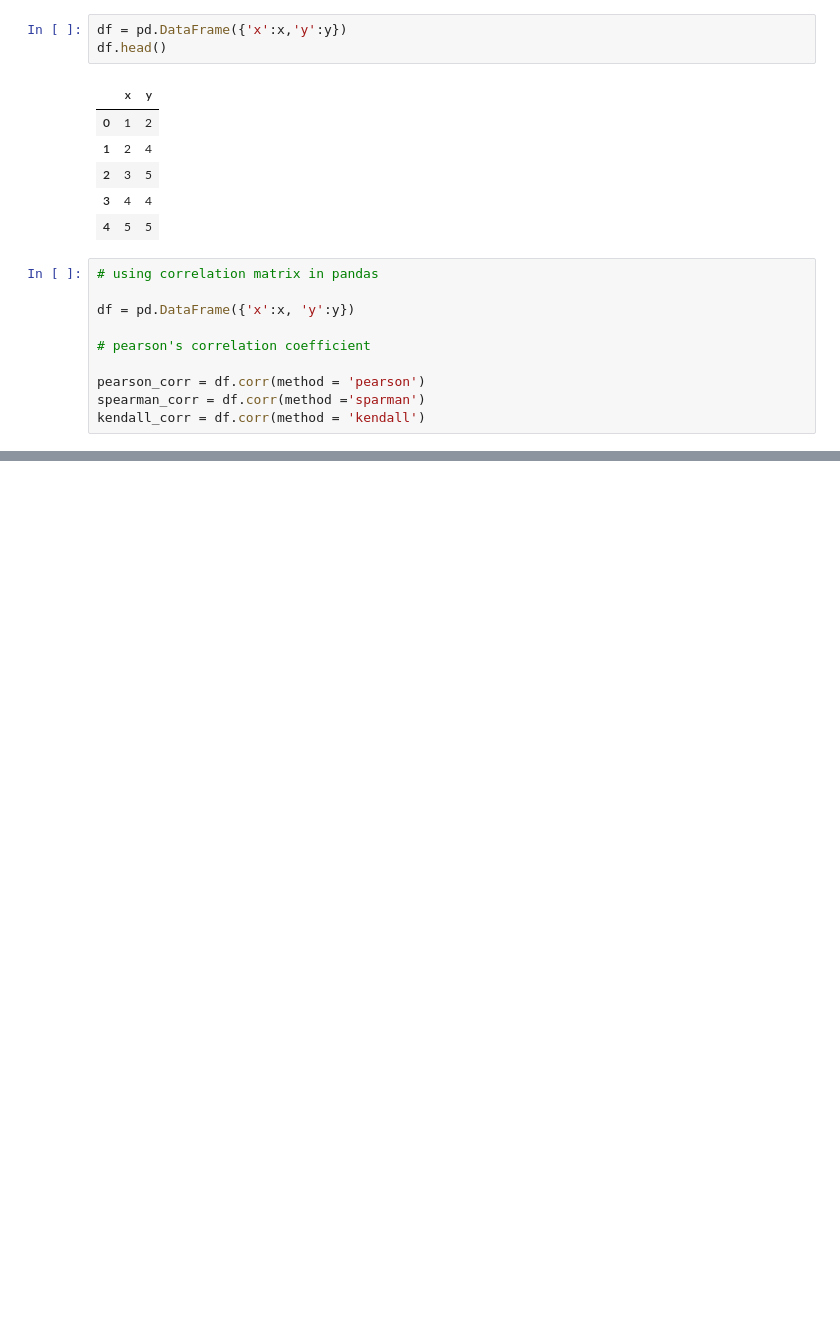
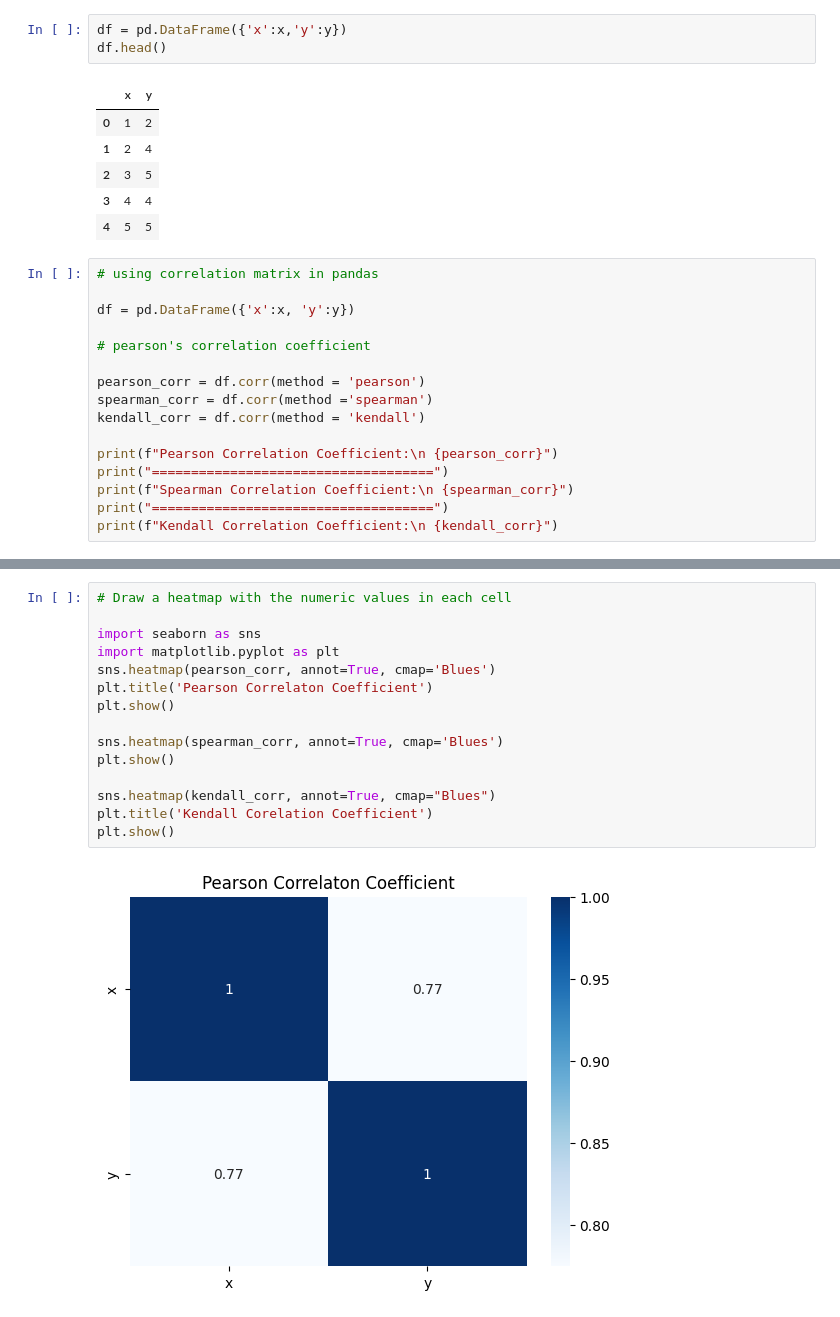
Before and after one commit to Ind-saurabh-kumar/Data_Science_Course, a Jupyter notebook: Mathematics/Statistics/correlation.ipynb, the cells around one changed output, grey strips where cells are left out. Cells and saved outputs as stored; diff of their text form; blank space fills up the shorter version.

```diff
--- a/Mathematics/Statistics/correlation.ipynb
+++ b/Mathematics/Statistics/correlation.ipynb
@@ -133,5 +133,11 @@ df = pd.DataFrame({'x':x, 'y':y})
 # pearson's correlation coefficient
 
 pearson_corr = df.corr(method = 'pearson')
-spearman_corr = df.corr(method ='sparman')
+spearman_corr = df.corr(method ='spearman')
 kendall_corr = df.corr(method = 'kendall')
+
+print(f"Pearson Correlation Coefficient:\n {pearson_corr}")
+print("====================================")
+print(f"Spearman Correlation Coefficient:\n {spearman_corr}")
+print("====================================")
+print(f"Kendall Correlation Coefficient:\n {kendall_corr}")
@@ -137,0 +159,17 @@ kendall_corr = df.corr(method = 'kendall')
+# %%
+# Draw a heatmap with the numeric values in each cell
+
+import seaborn as sns
+import matplotlib.pyplot as plt
+sns.heatmap(pearson_corr, annot=True, cmap='Blues')
+plt.title('Pearson Correlaton Coefficient')
+plt.show()
+
+sns.heatmap(spearman_corr, annot=True, cmap='Blues')
+plt.show()
+
+sns.heatmap(kendall_corr, annot=True, cmap="Blues")
+plt.title('Kendall Corelation Coefficient')
+plt.show()
+# %% [output]
+[figure, added]
```
Also changed, not shown: parts of 3 cells of this notebook, 1 other file.
